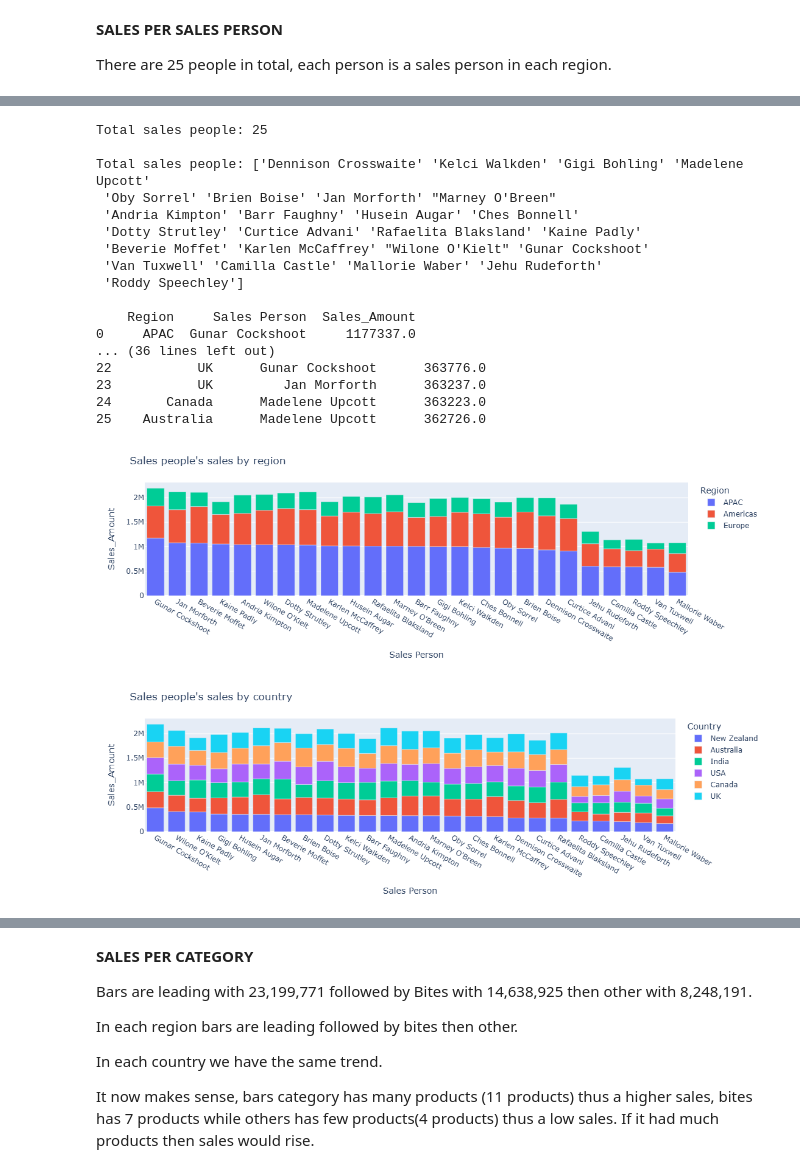
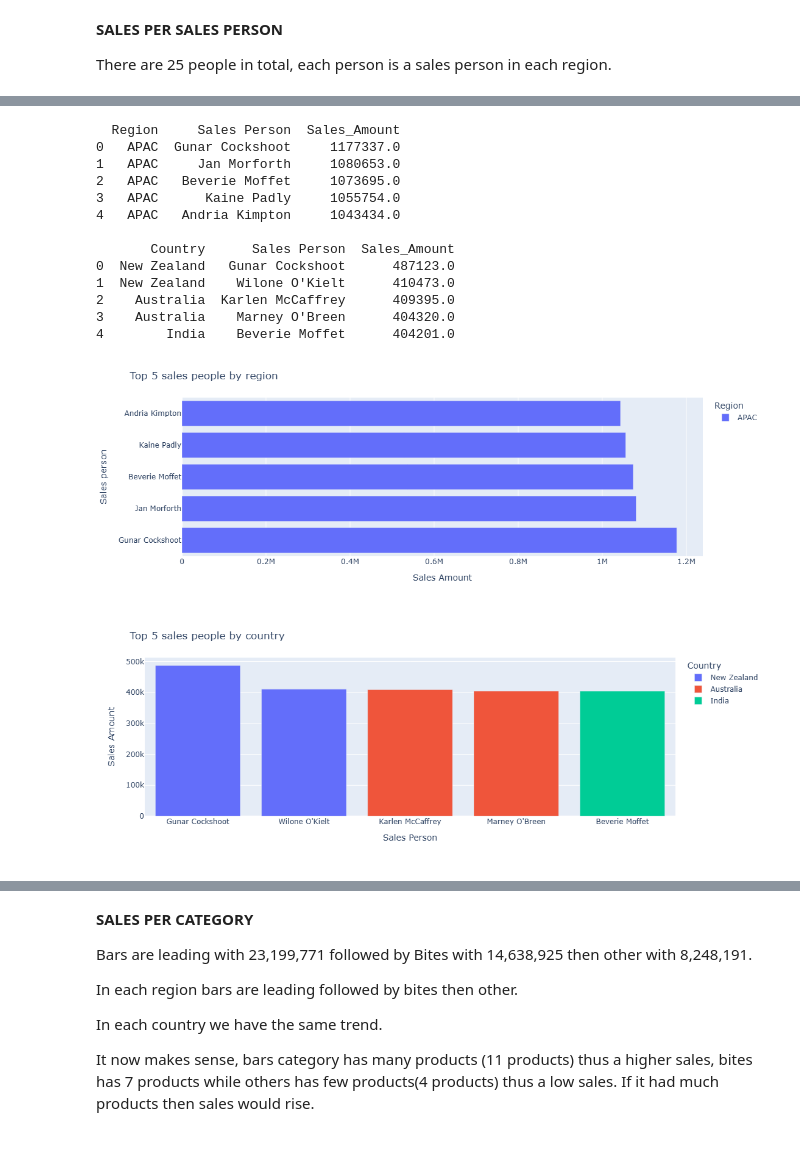
Before and after one commit to Lenida-Daniels/Sales-Analysis, a Jupyter notebook: sales_analysis.ipynb, the cells around one changed output, grey strips where cells are left out. Drawn from its saved outputs; the diff is of its cells as text; code cells hidden in the pictures; blank space fills up the shorter version.

Commit message:
Visualized top 5 sales people

```diff
--- a/sales_analysis.ipynb
+++ b/sales_analysis.ipynb
@@ -725,50 +785,44 @@ There are 25 people in total, each person is a sales person in each region.
 # %%
-no_people=df["Sales Person"].nunique()
-print("Total sales people:",no_people)
-print()
 
-people_names=df["Sales Person"].unique()
-print("Total sales people:",people_names)
-print()
-
-region_person=df.groupby(["Region","Sales Person"])["Sales_Amount"].sum().sort_values(ascending=False).reset_index()
+region_person=df.groupby(["Region","Sales Person"])["Sales_Amount"].sum().sort_values(ascending=False).reset_index().head(5)
 print(region_person)
 print()
 
-country_person=df.groupby(["Country","Sales Person"])["Sales_Amount"].sum().sort_values(ascending=False).reset_index()
+country_person=df.groupby(["Country","Sales Person"])["Sales_Amount"].sum().sort_values(ascending=False).reset_index().head(5)
 print(country_person.head(26))
 print()
 # %% [output]
-Total sales people: 25
+  Region     Sales Person  Sales_Amount
+0   APAC  Gunar Cockshoot     1177337.0
+1   APAC     Jan Morforth     1080653.0
+2   APAC   Beverie Moffet     1073695.0
+3   APAC      Kaine Padly     1055754.0
+4   APAC   Andria Kimpton     1043434.0
 
-Total sales people: ['Dennison Crosswaite' 'Kelci Walkden' 'Gigi Bohling' 'Madelene Upcott'
- 'Oby Sorrel' 'Brien Boise' 'Jan Morforth' "Marney O'Breen"
- 'Andria Kimpton' 'Barr Faughny' 'Husein Augar' 'Ches Bonnell'
- 'Dotty Strutley' 'Curtice Advani' 'Rafaelita Blaksland' 'Kaine Padly'
- 'Beverie Moffet' 'Karlen McCaffrey' "Wilone O'Kielt" 'Gunar Cockshoot'
- 'Van Tuxwell' 'Camilla Castle' 'Mallorie Waber' 'Jehu Rudeforth'
- 'Roddy Speechley']
-
-    Region     Sales Person  Sales_Amount
-0     APAC  Gunar Cockshoot     1177337.0
-... (36 lines left out)
-22           UK      Gunar Cockshoot      363776.0
-23           UK         Jan Morforth      363237.0
-24       Canada      Madelene Upcott      363223.0
-25    Australia      Madelene Upcott      362726.0
+       Country      Sales Person  Sales_Amount
+0  New Zealand   Gunar Cockshoot      487123.0
+1  New Zealand    Wilone O'Kielt      410473.0
+2    Australia  Karlen McCaffrey      409395.0
+3    Australia    Marney O'Breen      404320.0
+4        India    Beverie Moffet      404201.0
 # %%
 fig=px.bar(
     region_person,
-    x="Sales Person",
-    y="Sales_Amount",
-    color="Region"
+    y="Sales Person",
+    x="Sales_Amount",
+    color="Region",
+    orientation="h"
 )
 fig.update_layout(
-    title="Sales people's sales by region"
+    title="Top 5 sales people by region",
+    height=400,
+    width=600,
+    xaxis_title="Sales Amount",
+    yaxis_title="Sales person"
 )
 fig.show()
 # %% [output]
-[figure, old version]
+[figure, new version]
 # %%
 
 fig=px.bar(
@@ -778,9 +832,14 @@ fig=px.bar(
     color="Country"
 )
 fig.update_layout(
-    title="Sales people's sales by country"
+    title="Top 5 sales people by country",
+    height=400,
+    width=600,
+    xaxis_title="Sales Person",
+    yaxis_title="Sales Amount"
+
 )
 fig.show()
 # %% [output]
-[figure, old version]
+[figure, new version]
 # %%
```
Also changed, not shown: parts of 26 cells of this notebook.
